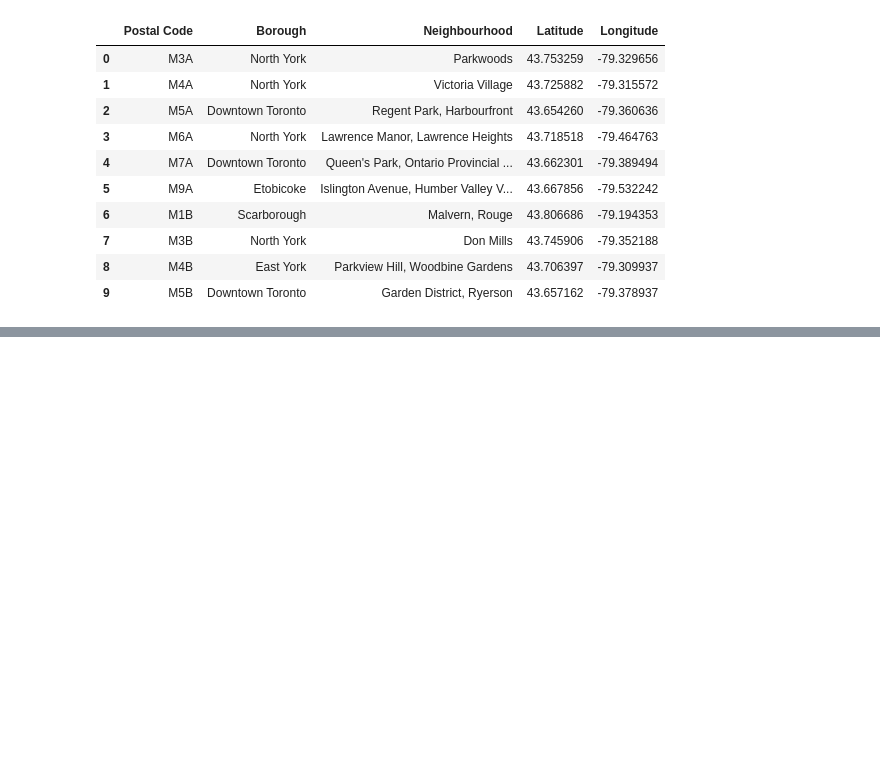
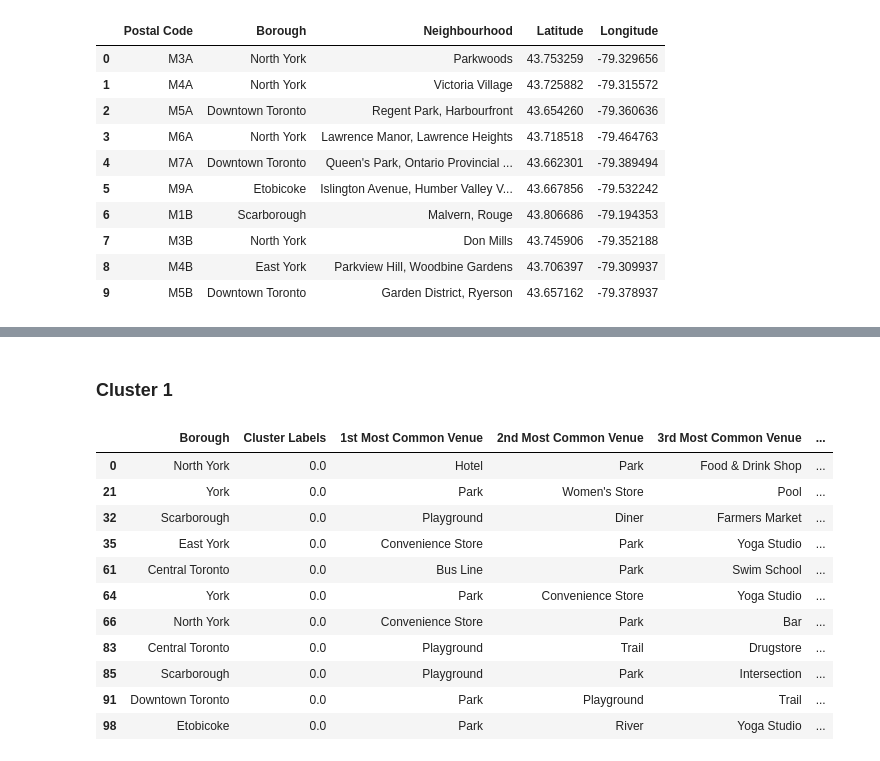
Before and after one commit to iRaez/applied_datascience_capstone, a Jupyter notebook: capstone_mod3.ipynb, the cells around one changed output, grey strips where cells are left out. Saved outputs shown, nothing was run; the diff lists cells and outputs as text; code cells hidden in the pictures; blank space fills up the shorter version.

```diff
--- a/capstone_mod3.ipynb
+++ b/capstone_mod3.ipynb
@@ -279,0 +537,11 @@ dfcan.head(10)
+# %%
+# set number of clusters
+kclusters = 5
+
+toronto_grouped_clustering = toronto_grouped.drop('Neighbourhood', 1)
+
+# run k-means clustering
+kmeans = KMeans(n_clusters=kclusters, random_state=0).fit(toronto_grouped_clustering)
+
+# check cluster labels generated for each row in the dataframe
+kmeans.labels_[0:10]
@@ -279,0 +565,25 @@ dfcan.head(10)
+# %%
+Ks = 10
+mean_acc = np.zeros((Ks-1))
+std_acc = np.zeros((Ks-1))
+
+for n in range(1,Ks):
+
+    #Train Model and Predict
+    kmeans = KMeans(n_clusters=n, random_state=0).fit(toronto_grouped_clustering)
+    yhatk=neigh.predict(Xk_test_normalised)
+    mean_acc[n-1] = metrics.accuracy_score(yk_test, yhatk)
+
+
+    std_acc[n-1]=np.std(yhatk==yk_test)/np.sqrt(yhatk.shape[0])
+print( "The best accuracy was with", mean_acc.max(), "with k=", mean_acc.argmax()+1)
+# %%
+# add clustering labels
+neighborhoods_venues_sorted.insert(0, 'Cluster Labels', kmeans.labels_)
+
+toronto_merged = dfcan
+
+# merge manhattan_grouped with manhattan_data to add latitude/longitude for each neighborhood
+toronto_merged = toronto_merged.join(neighborhoods_venues_sorted.set_index('Neighborhood'), on='Neighbourhood')
+
+toronto_merged.head() # check the last columns!
@@ -279,0 +597,2 @@ dfcan.head(10)
+# %%
+toronto_merged.dropna(axis=0, subset=['Cluster Labels'], inplace=True)
@@ -279,0 +625,17 @@ dfcan.head(10)
+# %% [markdown]
+### Cluster 1
+# %%
+toronto_merged.loc[toronto_merged['Cluster Labels'] == 0, toronto_merged.columns[[1] + list(range(5, toronto_merged.shape[1]))]]
+# %% [output]
+|  | Borough | Cluster Labels | 1st Most Common Venue | 2nd Most Common Venue | 3rd Most Common Venue | ... |
+| 0 | North York | 0.0 | Hotel | Park | Food & Drink Shop | ... |
+| 21 | York | 0.0 | Park | Women's Store | Pool | ... |
+| 32 | Scarborough | 0.0 | Playground | Diner | Farmers Market | ... |
+| 35 | East York | 0.0 | Convenience Store | Park | Yoga Studio | ... |
+| 61 | Central Toronto | 0.0 | Bus Line | Park | Swim School | ... |
+| 64 | York | 0.0 | Park | Convenience Store | Yoga Studio | ... |
+| 66 | North York | 0.0 | Convenience Store | Park | Bar | ... |
+| 83 | Central Toronto | 0.0 | Playground | Trail | Drugstore | ... |
+| 85 | Scarborough | 0.0 | Playground | Park | Intersection | ... |
+| 91 | Downtown Toronto | 0.0 | Park | Playground | Trail | ... |
+| 98 | Etobicoke | 0.0 | Park | River | Yoga Studio | ... |
```
Also changed, not shown: parts of 37 cells of this notebook.
